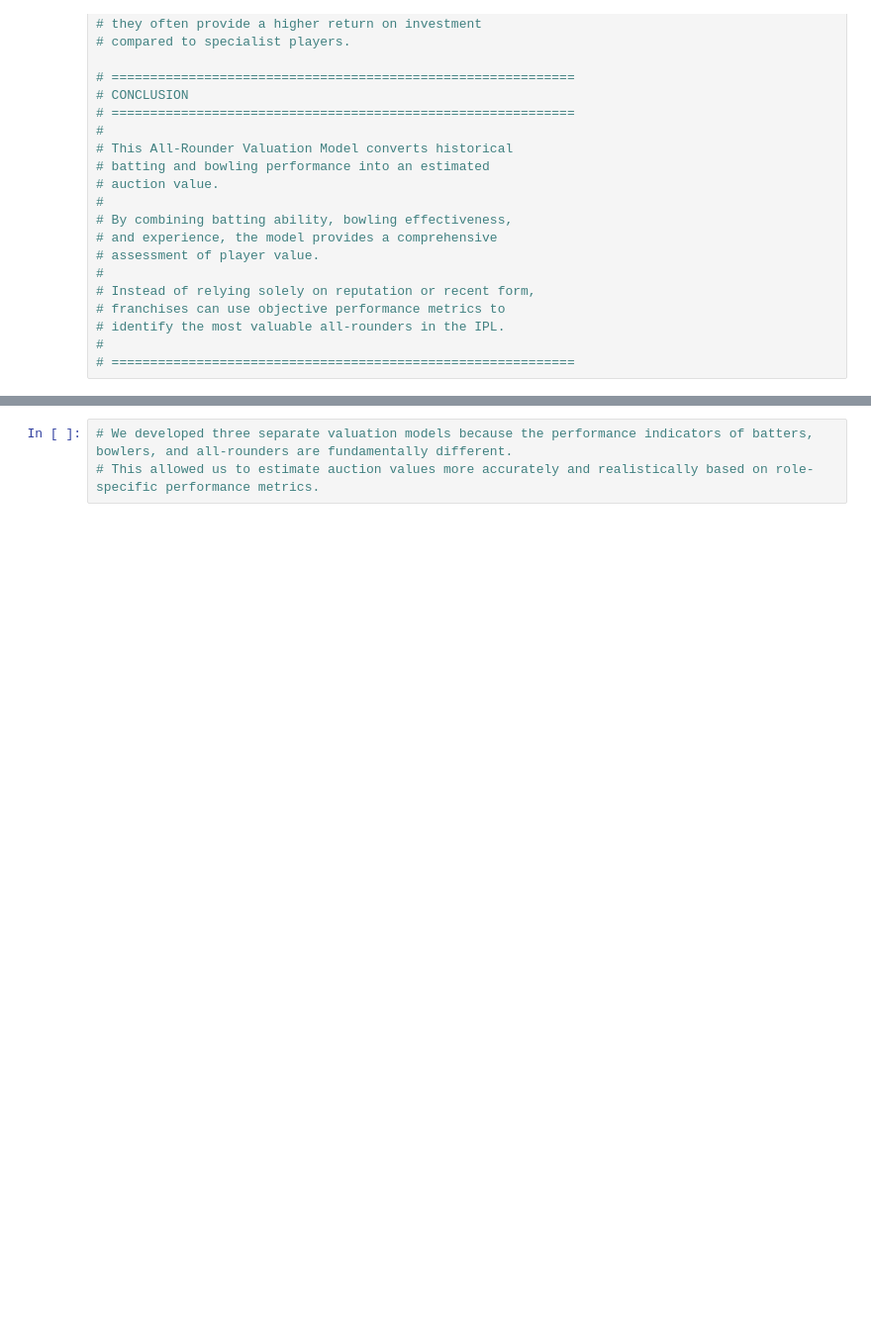
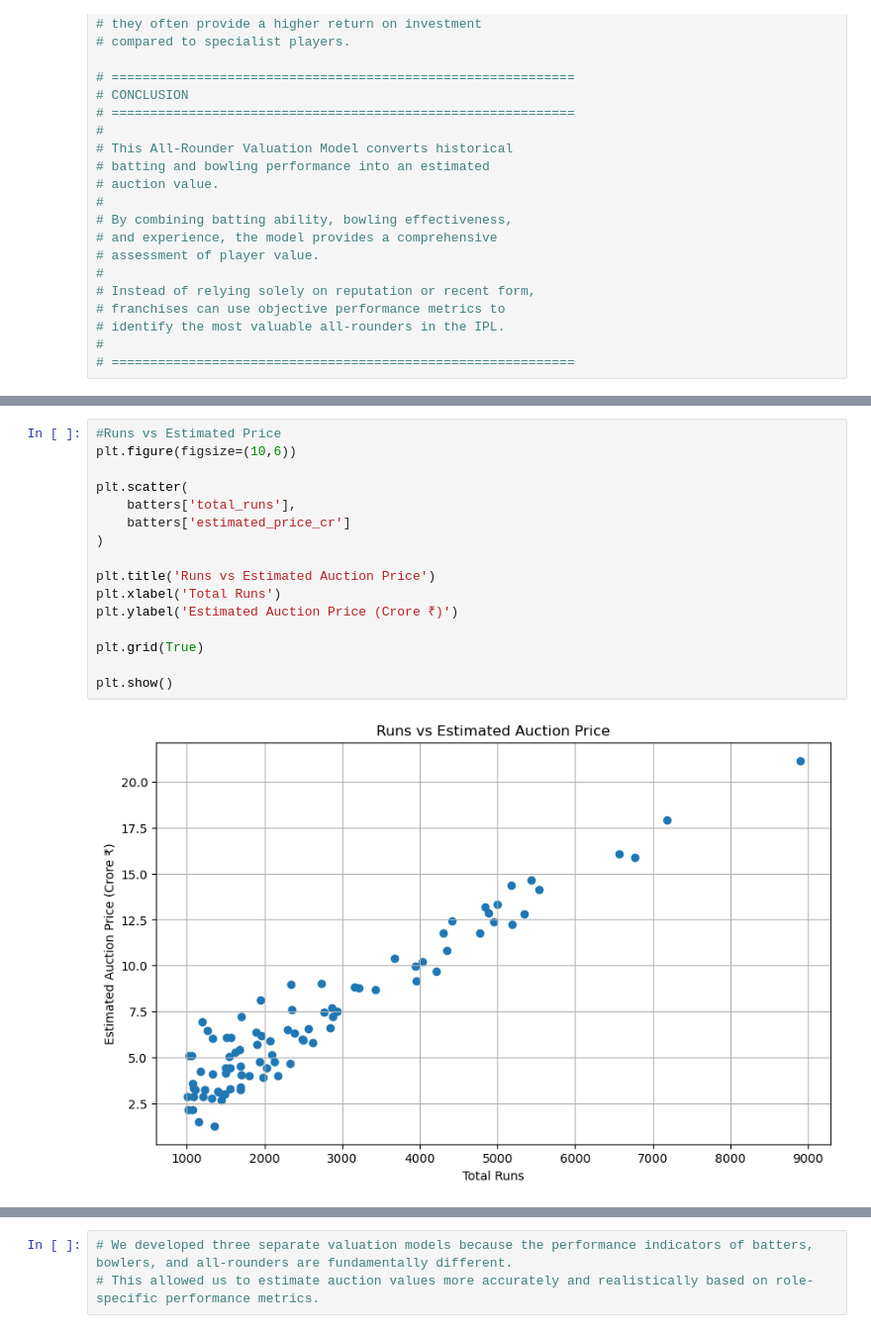
Before and after one commit to aryandhiman01/IPL_Auction_Intelligence_System, a Jupyter notebook: IPL_Task.ipynb, the cells around one changed output, grey strips where cells are left out. Shown at 99% size. Saved outputs shown, nothing was run; the diff lists cells and outputs as text; blank space fills up the shorter version.

```diff
--- a/IPL_Task.ipynb
+++ b/IPL_Task.ipynb
@@ -1479,0 +1504,18 @@ top_all_rounders.head(20)
+# %%
+#Runs vs Estimated Price
+plt.figure(figsize=(10,6))
+
+plt.scatter(
+    batters['total_runs'],
+    batters['estimated_price_cr']
+)
+
+plt.title('Runs vs Estimated Auction Price')
+plt.xlabel('Total Runs')
+plt.ylabel('Estimated Auction Price (Crore ₹)')
+
+plt.grid(True)
+
+plt.show()
+# %% [output]
+[figure, added]
```
Also changed, not shown: parts of 9 cells of this notebook.
